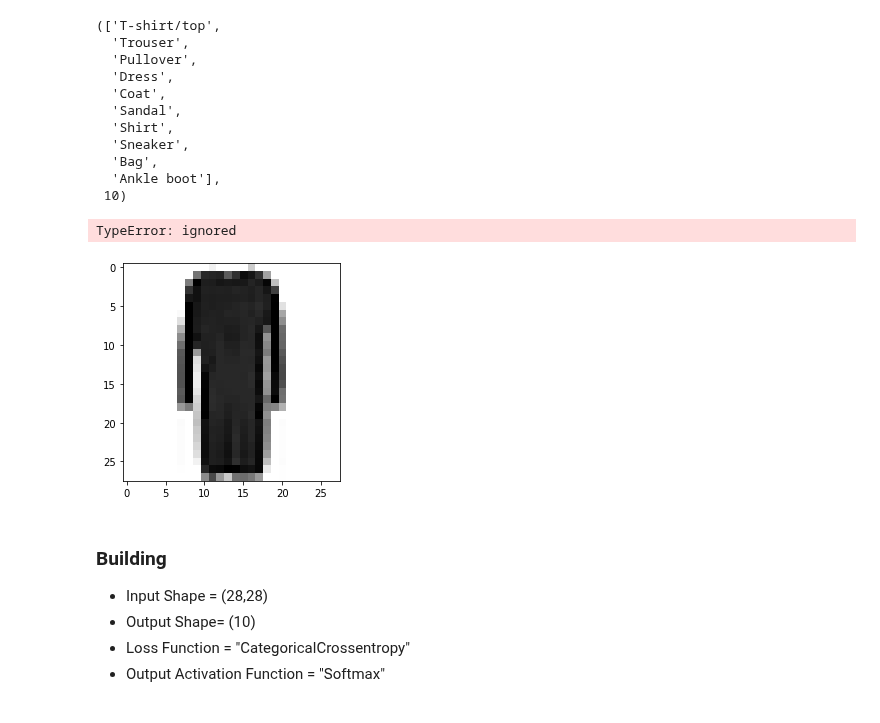
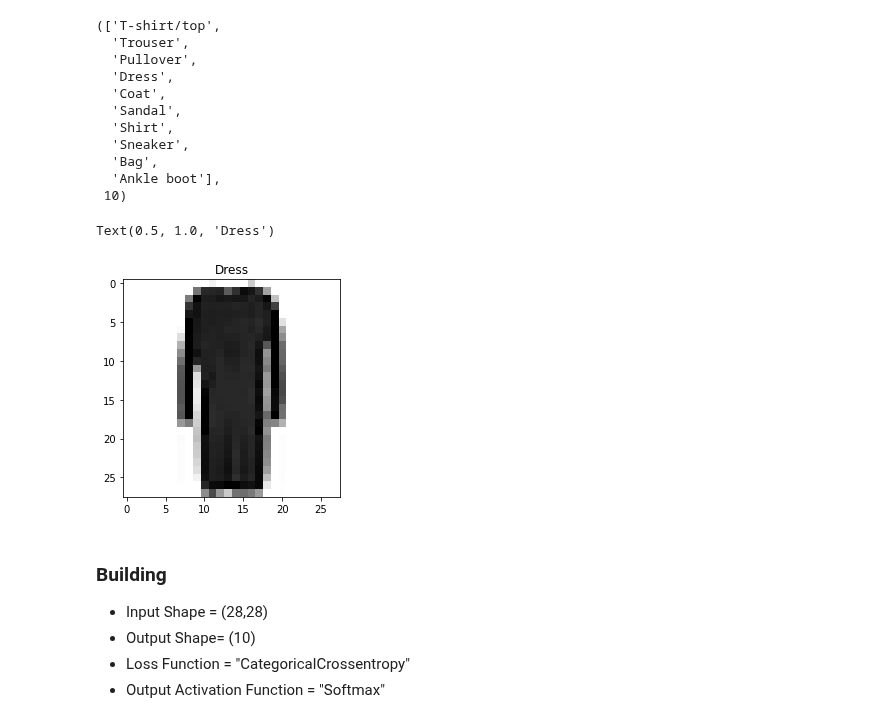
Before and after one commit to arghanath007/Data-Science, a Jupyter notebook: Deep Learning/Neural Network/Classification Problem/Neural_Network_Classification_problem.ipynb, the cells around one changed output. Saved outputs shown, nothing was run; the diff lists cells and outputs as text; code cells hidden in the pictures.

```diff
--- a/Deep Learning/Neural Network/Classification Problem/Neural_Network_Classification_problem.ipynb
+++ b/Deep Learning/Neural Network/Classification Problem/Neural_Network_Classification_problem.ipynb
@@ -586,10 +586,10 @@ class_names,len(class_names)
 # %%
 index=25
 plt.imshow(X_train[index], cmap=plt.cm.binary)
-plt.title(class_names[X_test[index]])
+plt.title(class_names[y_train[index]])
 # %% [output]
-TypeError: ignored
+Text(0.5, 1.0, 'Dress')
-[figure, old version]
+[figure, new version]
 # %% [markdown]
 ### Building
 
```
Also changed, not shown: parts of 53 cells of this notebook, 5 other files.
